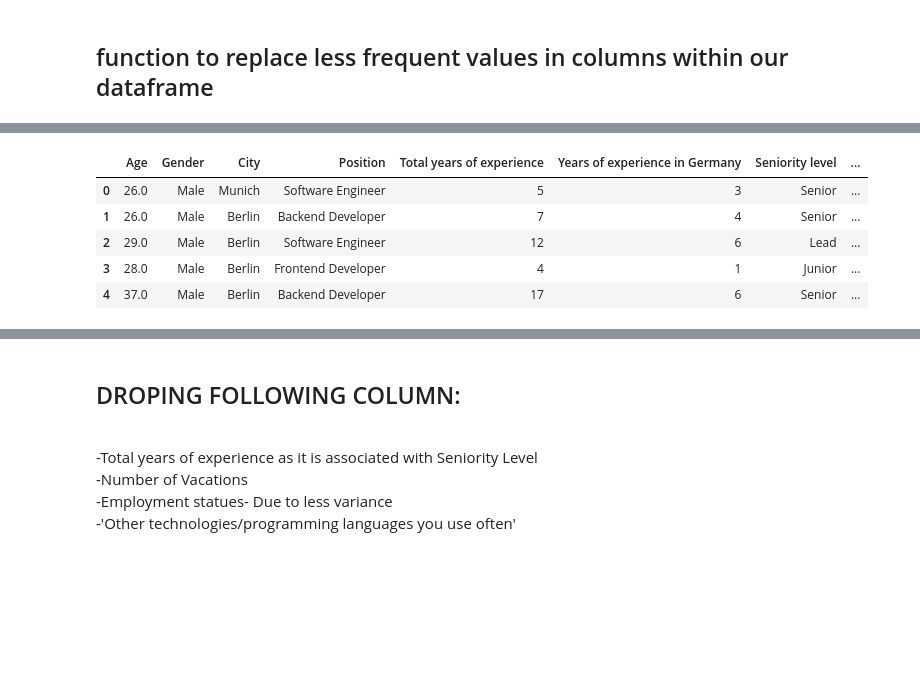
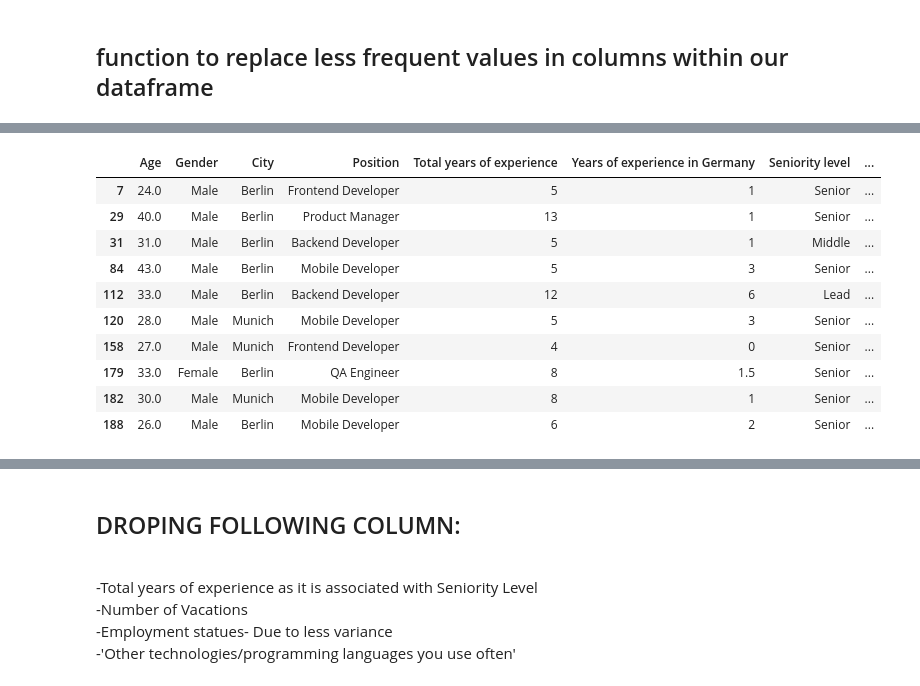
Before and after one commit to SidhST12/ItML_Asn_2_Students, a Jupyter notebook: assignment_2_start.ipynb, the cells around one changed output, grey strips where cells are left out. Cells and saved outputs as stored; diff of their text form; code cells hidden in the pictures; blank space fills up the shorter version.

```diff
--- a/assignment_2_start.ipynb
+++ b/assignment_2_start.ipynb
@@ -158,10 +147,29 @@ def filter_columns_by_frequency(df, min_frequency=10):
+# %%
+def remove_infrequent_values(df):
+    # Loop through each column
+    for col in df.columns:
+        # Get value counts for column
+        value_counts = df[col].value_counts()
+        # Get values with frequency greater than or equal to 10
+        frequent_values = value_counts[value_counts >= 10].index.tolist()
+        # Replace all other values with NaN
+        df.loc[~df[col].isin(frequent_values), col] = pd.NA
+    # Drop all rows with NaN values
+    df1 = df.dropna()
+
+    return df1
 # %%
-df1 = filter_columns_by_frequency(df, min_frequency=10)
-df1.head(5)
+df1= remove_infrequent_values(df)
+df1.head(10)
 # %% [output]
 |  | Age | Gender | City | Position | Total years of experience | Years of experience in Germany | Seniority level | ... |
-| 0 | 26.0 | Male | Munich | Software Engineer | 5 | 3 | Senior | ... |
-| 1 | 26.0 | Male | Berlin | Backend Developer | 7 | 4 | Senior | ... |
-| 2 | 29.0 | Male | Berlin | Software Engineer | 12 | 6 | Lead | ... |
-| 3 | 28.0 | Male | Berlin | Frontend Developer | 4 | 1 | Junior | ... |
-| 4 | 37.0 | Male | Berlin | Backend Developer | 17 | 6 | Senior | ... |
+| 7 | 24.0 | Male | Berlin | Frontend Developer | 5 | 1 | Senior | ... |
+| 29 | 40.0 | Male | Berlin | Product Manager | 13 | 1 | Senior | ... |
+| 31 | 31.0 | Male | Berlin | Backend Developer | 5 | 1 | Middle | ... |
+| 84 | 43.0 | Male | Berlin | Mobile Developer | 5 | 3 | Senior | ... |
+| 112 | 33.0 | Male | Berlin | Backend Developer | 12 | 6 | Lead | ... |
+| 120 | 28.0 | Male | Munich | Mobile Developer | 5 | 3 | Senior | ... |
+| 158 | 27.0 | Male | Munich | Frontend Developer | 4 | 0 | Senior | ... |
+| 179 | 33.0 | Female | Berlin | QA Engineer | 8 | 1.5 | Senior | ... |
+| 182 | 30.0 | Male | Munich | Mobile Developer | 8 | 1 | Senior | ... |
+| 188 | 26.0 | Male | Berlin | Mobile Developer | 6 | 2 | Senior | ... |
```
Also changed, not shown: parts of 24 cells of this notebook.
